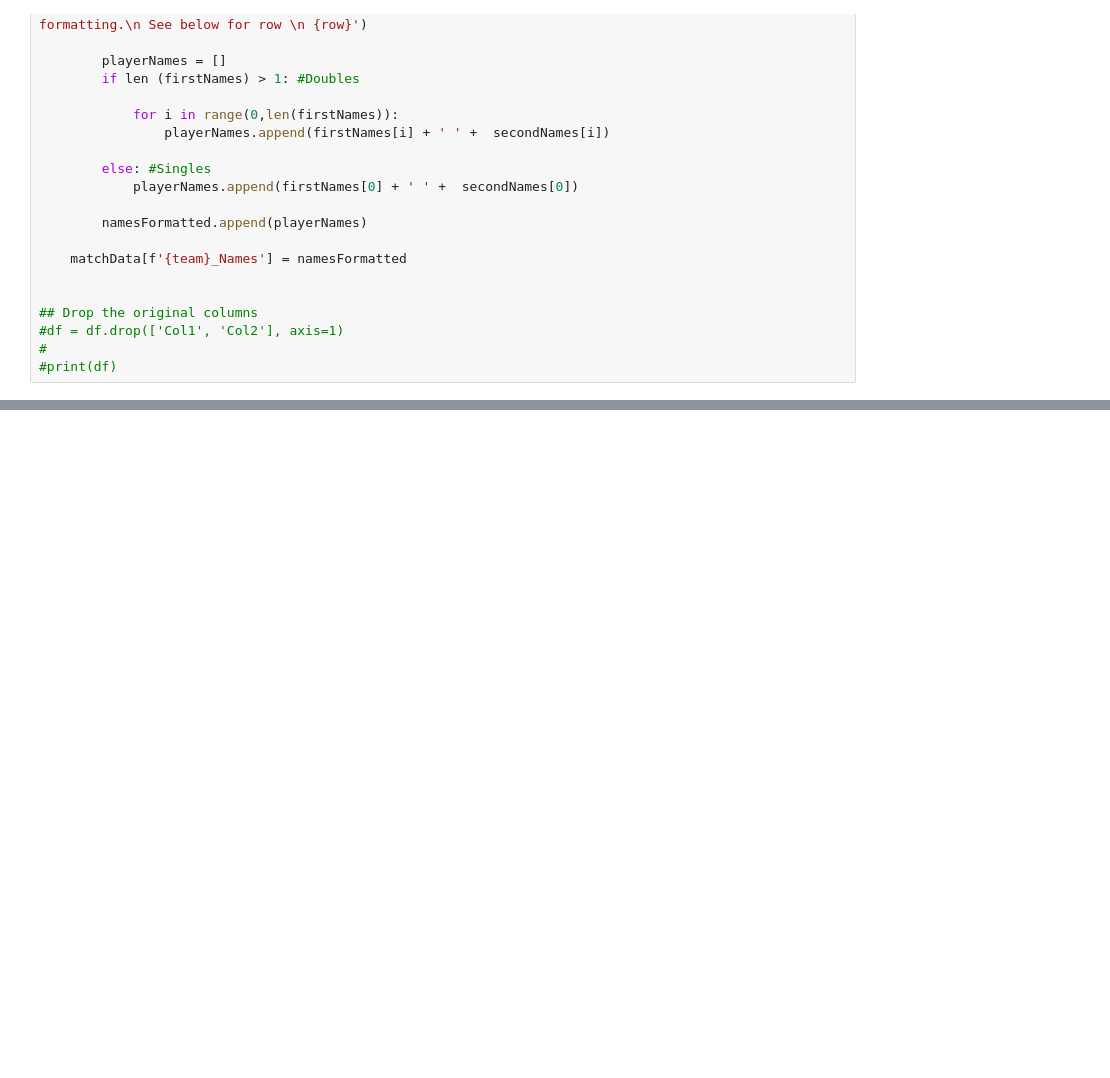
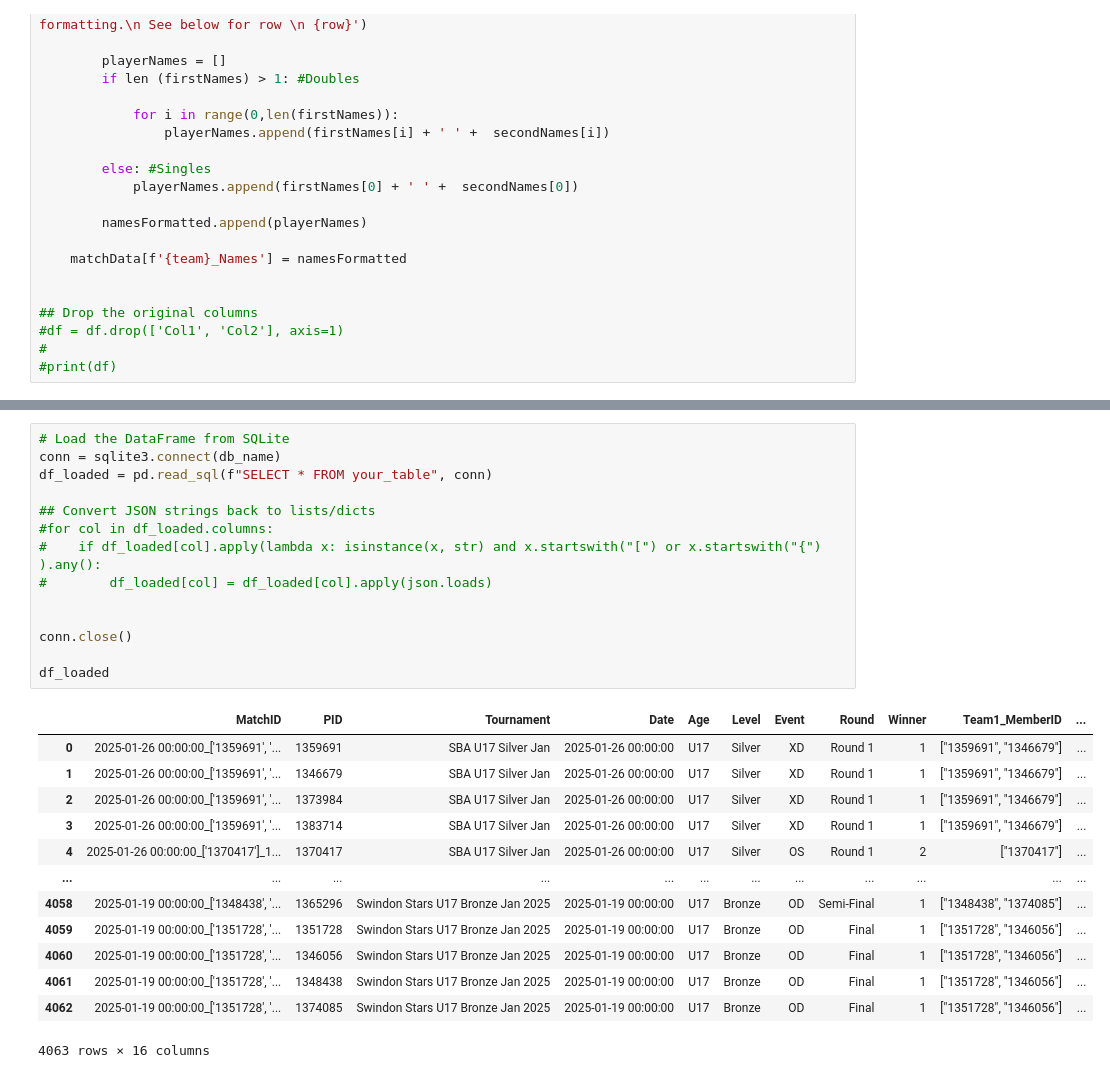
Before and after one commit to HxHuang258/Selection-Tool, a Jupyter notebook: Data-Collection/GCloud-test.ipynb, the cells around one changed output, grey strips where cells are left out. Saved outputs shown, nothing was run; the diff lists cells and outputs as text; blank space fills up the shorter version.

```diff
--- a/Data-Collection/GCloud-test.ipynb
+++ b/Data-Collection/GCloud-test.ipynb
@@ -279,0 +421,28 @@ matchData.head(2)
+# %%
+# Load the DataFrame from SQLite
+conn = sqlite3.connect(db_name)
+df_loaded = pd.read_sql(f"SELECT * FROM your_table", conn)
+
+## Convert JSON strings back to lists/dicts
+#for col in df_loaded.columns:
+#    if df_loaded[col].apply(lambda x: isinstance(x, str) and x.startswith("[") or x.startswith("{") ).any():
+#        df_loaded[col] = df_loaded[col].apply(json.loads)
+
+
+conn.close()
+
+df_loaded
+# %% [output]
+|  | MatchID | PID | Tournament | Date | Age | Level | Event | Round | Winner | Team1_MemberID | ... |
+| 0 | 2025-01-26 00:00:00_['1359691', '... | 1359691 | SBA U17 Silver Jan | 2025-01-26 00:00:00 | U17 | Silver | XD | Round 1 | 1 | ["1359691", "1346679"] | ... |
+| 1 | 2025-01-26 00:00:00_['1359691', '... | 1346679 | SBA U17 Silver Jan | 2025-01-26 00:00:00 | U17 | Silver | XD | Round 1 | 1 | ["1359691", "1346679"] | ... |
+| 2 | 2025-01-26 00:00:00_['1359691', '... | 1373984 | SBA U17 Silver Jan | 2025-01-26 00:00:00 | U17 | Silver | XD | Round 1 | 1 | ["1359691", "1346679"] | ... |
+| 3 | 2025-01-26 00:00:00_['1359691', '... | 1383714 | SBA U17 Silver Jan | 2025-01-26 00:00:00 | U17 | Silver | XD | Round 1 | 1 | ["1359691", "1346679"] | ... |
+| 4 | 2025-01-26 00:00:00_['1370417']_1... | 1370417 | SBA U17 Silver Jan | 2025-01-26 00:00:00 | U17 | Silver | OS | Round 1 | 2 | ["1370417"] | ... |
+| ... | ... | ... | ... | ... | ... | ... | ... | ... | ... | ... | ... |
+| 4058 | 2025-01-19 00:00:00_['1348438', '... | 1365296 | Swindon Stars U17 Bronze Jan 2025 | 2025-01-19 00:00:00 | U17 | Bronze | OD | Semi-Final | 1 | ["1348438", "1374085"] | ... |
+| 4059 | 2025-01-19 00:00:00_['1351728', '... | 1351728 | Swindon Stars U17 Bronze Jan 2025 | 2025-01-19 00:00:00 | U17 | Bronze | OD | Final | 1 | ["1351728", "1346056"] | ... |
+| 4060 | 2025-01-19 00:00:00_['1351728', '... | 1346056 | Swindon Stars U17 Bronze Jan 2025 | 2025-01-19 00:00:00 | U17 | Bronze | OD | Final | 1 | ["1351728", "1346056"] | ... |
+| 4061 | 2025-01-19 00:00:00_['1351728', '... | 1348438 | Swindon Stars U17 Bronze Jan 2025 | 2025-01-19 00:00:00 | U17 | Bronze | OD | Final | 1 | ["1351728", "1346056"] | ... |
+| 4062 | 2025-01-19 00:00:00_['1351728', '... | 1374085 | Swindon Stars U17 Bronze Jan 2025 | 2025-01-19 00:00:00 | U17 | Bronze | OD | Final | 1 | ["1351728", "1346056"] | ... |
+4063 rows × 16 columns
```
Also changed, not shown: parts of 9 cells of this notebook, 1 other file.
